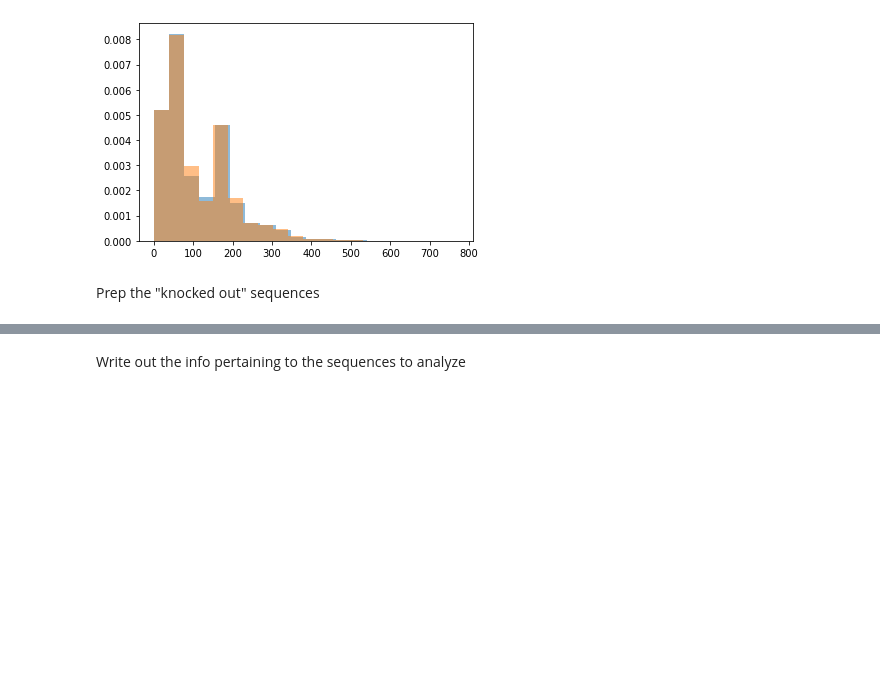
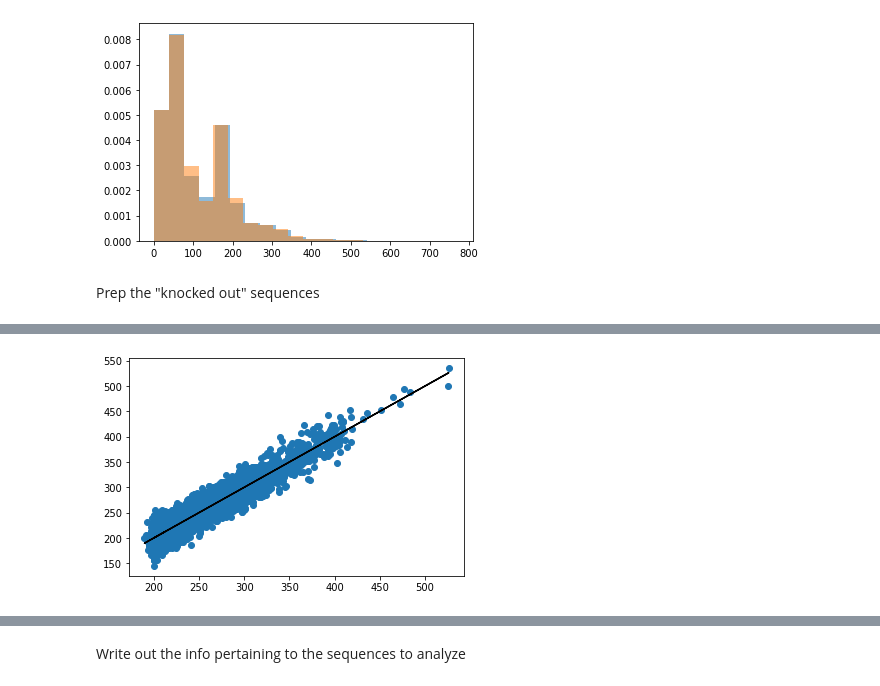
Before and after one commit to kundajelab/feature_interactions, a Jupyter notebook: av/Generate_Data.ipynb, the cells around one changed output, grey strips where cells are left out. Drawn from its saved outputs; the diff is of its cells as text; code cells hidden in the pictures; blank space fills up the shorter version.

```diff
--- a/av/Generate_Data.ipynb
+++ b/av/Generate_Data.ipynb
@@ -365,0 +357,87 @@ plt.show()
+# %%
+#sanity check the labels/expected
+
+def sanity_check(toanalyze_orig, toanalyze_taloff, toanalyze_gataoff,
+                 toanalyze_bothoff, toanalyze_orig_neg_labels=None,
+                 toanalyze_orig_pos_labels=None):
+
+  print("Numbed in toanalyze_orig", len(toanalyze_orig))
+
+  (toanalyze_orig_expected_count_neg,
+  toanalyze_orig_expected_count_pos) =\
+    get_oracle_preds(toanalyze_orig)
+  (toanalyze_gataoff_expected_count_neg,
+  toanalyze_gataoff_expected_count_pos) =\
+    get_oracle_preds(toanalyze_gataoff)
+  (toanalyze_taloff_expected_count_neg,
+  toanalyze_taloff_expected_count_pos) =\
+    get_oracle_preds(toanalyze_taloff)
+  (toanalyze_bothoff_expected_count_neg,
+  toanalyze_bothoff_expected_count_pos) =\
+    get_oracle_preds(toanalyze_bothoff)
+
+  if (toanalyze_orig_neg_labels is not None):
+    plt.plot(toanalyze_orig_expected_count_neg,
+            toanalyze_orig_expected_count_neg,
+            color="black")
+    plt.scatter(toanalyze_orig_expected_count_neg,
+                toanalyze_orig_neg_labels)
+    plt.show()
+  if (toanalyze_orig_pos_labels is not None):
+    plt.plot(toanalyze_orig_expected_count_pos,
+            toanalyze_orig_expected_count_pos,
+            color="black")
+    plt.scatter(toanalyze_orig_expected_count_pos,
+                toanalyze_orig_pos_labels)
+    plt.show()
+
+  plt.plot(toanalyze_orig_expected_count_neg,
+          toanalyze_orig_expected_count_neg,
+          color="black")
+  plt.scatter(toanalyze_orig_expected_count_neg,
+              toanalyze_orig_expected_count_pos)
+  plt.show()
+
+  #sanity check negative control and positive control interactions
+  groundtruth_gatacontrib_neg = (toanalyze_taloff_expected_count_neg -
+                                toanalyze_bothoff_expected_count_neg)
+  groundtruth_talcontrib_neg = (toanalyze_gataoff_expected_count_neg -
+                                toanalyze_bothoff_expected_count_neg)
+  groundtruth_jointcontrib_neg = (toanalyze_orig_expected_count_neg -
+                                  toanalyze_bothoff_expected_count_neg)
+
+  groundtruth_gatacontrib_pos = (toanalyze_taloff_expected_count_pos -
+                                toanalyze_bothoff_expected_count_pos)
+  groundtruth_talcontrib_pos = (toanalyze_gataoff_expected_count_pos -
+                                toanalyze_bothoff_expected_count_pos)
+  groundtruth_jointcontrib_pos = (toanalyze_orig_expected_count_pos -
+                                  toanalyze_bothoff_expected_count_pos)
+
+  groundtruth_neg_interactions = (groundtruth_jointcontrib_neg -
+    (groundtruth_gatacontrib_neg + groundtruth_talcontrib_neg))
+  groundtruth_pos_interactions = (groundtruth_jointcontrib_pos -
+    (groundtruth_gatacontrib_pos + groundtruth_talcontrib_pos))
+
+  print("max neg control interaction:", max(groundtruth_neg_interactions))
+  assert max(groundtruth_neg_interactions) < 1e-7
+
+  plt.hist(groundtruth_pos_interactions, density=True, bins=20)
+  plt.title("pos control interactions")
+  plt.show()
+
+print("test set sanity check:")
+sanity_check(toanalyze_orig=test_toanalyze_orig,
+             toanalyze_taloff=test_toanalyze_taloff,
+             toanalyze_gataoff=test_toanalyze_gataoff,
+             toanalyze_bothoff=test_toanalyze_bothoff,
+             toanalyze_orig_neg_labels=test_toanalyze_orig_neg_labels,
+             toanalyze_orig_pos_labels=test_toanalyze_orig_pos_labels)
+
+print("train set sanity check:")
+sanity_check(toanalyze_orig=train_toanalyze_orig,
+             toanalyze_taloff=train_toanalyze_taloff,
+             toanalyze_gataoff=train_toanalyze_gataoff,
+             toanalyze_bothoff=train_toanalyze_bothoff,
+             toanalyze_orig_neg_labels=train_toanalyze_orig_neg_labels,
+             toanalyze_orig_pos_labels=train_toanalyze_orig_pos_labels)
+# %% [output]
@@ -365,0 +446 @@ plt.show()
+[figure, added]
```
Also changed, not shown: parts of 17 cells of this notebook.
